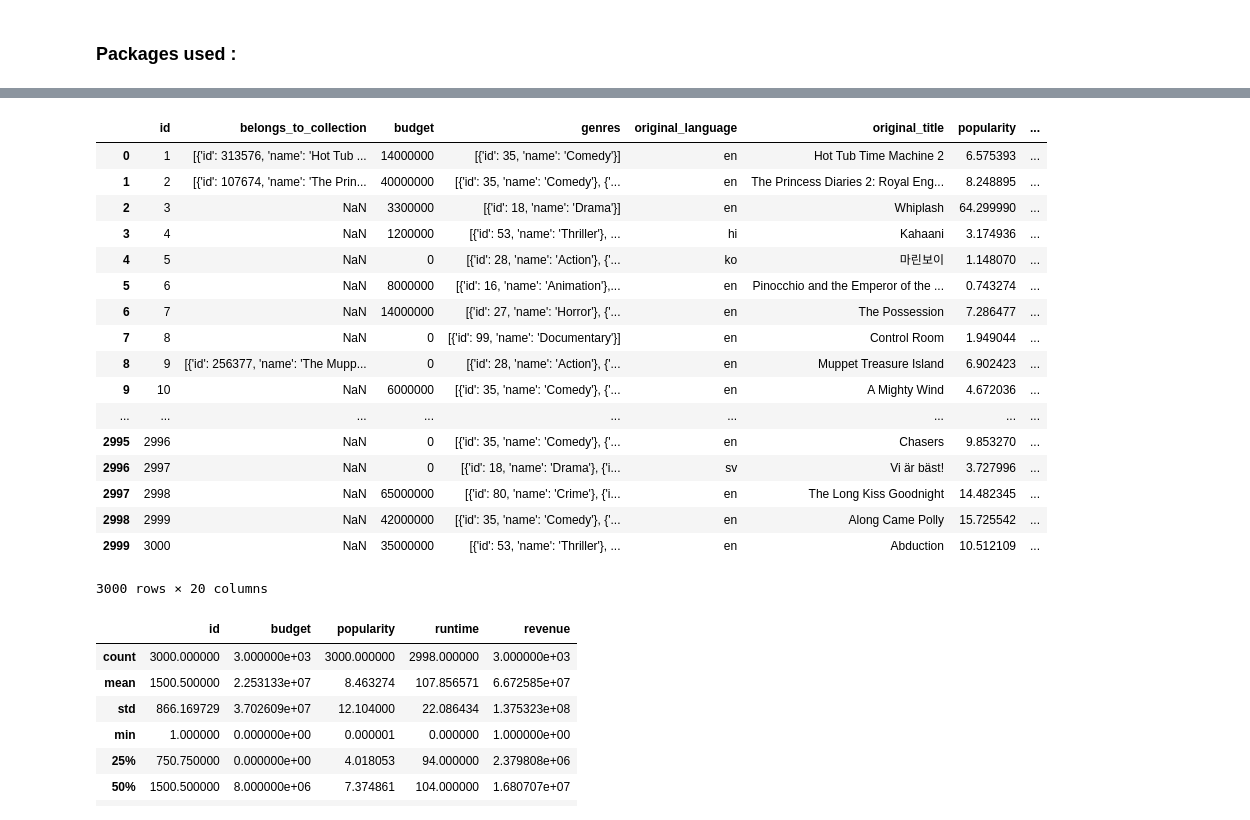
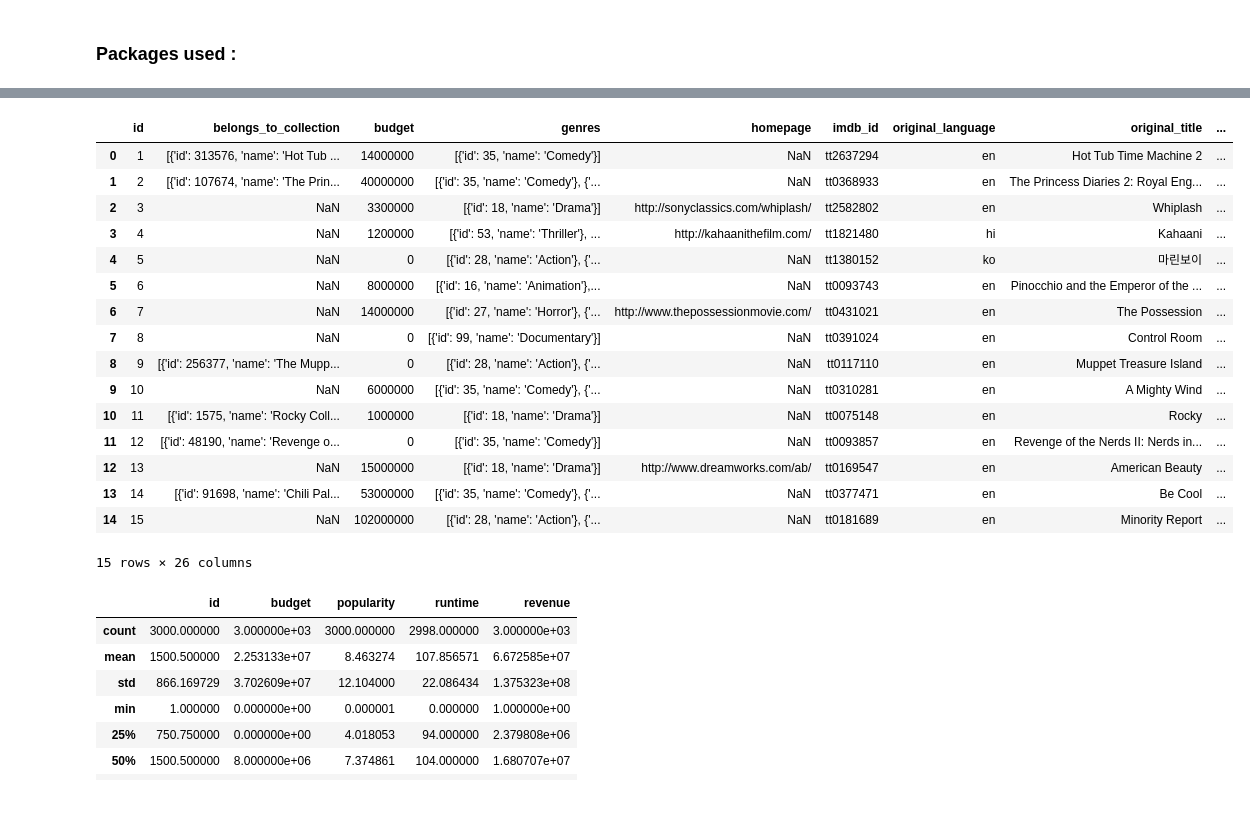
Before and after one commit to vnagapudi/W207-TMDB-Kaggle-Project, a Jupyter notebook: project_final_draft.ipynb, the cells around one changed output, grey strips where cells are left out. Drawn from its saved outputs; the diff is of its cells as text; code cells hidden in the pictures.

```diff
--- a/project_final_draft.ipynb
+++ b/project_final_draft.ipynb
@@ -120,24 +151,23 @@ memory usage: 539.1+ KB
 # %%
-train.head()
+train.head(15)
 # %% [output]
-|  | id | belongs_to_collection | budget | genres | original_language | original_title | popularity | ... |
-| 0 | 1 | [{'id': 313576, 'name': 'Hot Tub ... | 14000000 | [{'id': 35, 'name': 'Comedy'}] | en | Hot Tub Time Machine 2 | 6.575393 | ... |
-| 1 | 2 | [{'id': 107674, 'name': 'The Prin... | 40000000 | [{'id': 35, 'name': 'Comedy'}, {'... | en | The Princess Diaries 2: Royal Eng... | 8.248895 | ... |
-| 2 | 3 | NaN | 3300000 | [{'id': 18, 'name': 'Drama'}] | en | Whiplash | 64.299990 | ... |
-| 3 | 4 | NaN | 1200000 | [{'id': 53, 'name': 'Thriller'}, ... | hi | Kahaani | 3.174936 | ... |
-| 4 | 5 | NaN | 0 | [{'id': 28, 'name': 'Action'}, {'... | ko | 마린보이 | 1.148070 | ... |
-| 5 | 6 | NaN | 8000000 | [{'id': 16, 'name': 'Animation'},... | en | Pinocchio and the Emperor of the ... | 0.743274 | ... |
-| 6 | 7 | NaN | 14000000 | [{'id': 27, 'name': 'Horror'}, {'... | en | The Possession | 7.286477 | ... |
-| 7 | 8 | NaN | 0 | [{'id': 99, 'name': 'Documentary'}] | en | Control Room | 1.949044 | ... |
-| 8 | 9 | [{'id': 256377, 'name': 'The Mupp... | 0 | [{'id': 28, 'name': 'Action'}, {'... | en | Muppet Treasure Island | 6.902423 | ... |
-| 9 | 10 | NaN | 6000000 | [{'id': 35, 'name': 'Comedy'}, {'... | en | A Mighty Wind | 4.672036 | ... |
-| ... | ... | ... | ... | ... | ... | ... | ... | ... |
-| 2995 | 2996 | NaN | 0 | [{'id': 35, 'name': 'Comedy'}, {'... | en | Chasers | 9.853270 | ... |
-| 2996 | 2997 | NaN | 0 | [{'id': 18, 'name': 'Drama'}, {'i... | sv | Vi är bäst! | 3.727996 | ... |
-| 2997 | 2998 | NaN | 65000000 | [{'id': 80, 'name': 'Crime'}, {'i... | en | The Long Kiss Goodnight | 14.482345 | ... |
-| 2998 | 2999 | NaN | 42000000 | [{'id': 35, 'name': 'Comedy'}, {'... | en | Along Came Polly | 15.725542 | ... |
-| 2999 | 3000 | NaN | 35000000 | [{'id': 53, 'name': 'Thriller'}, ... | en | Abduction | 10.512109 | ... |
+|  | id | belongs_to_collection | budget | genres | homepage | imdb_id | original_language | original_title | ... |
+| 0 | 1 | [{'id': 313576, 'name': 'Hot Tub ... | 14000000 | [{'id': 35, 'name': 'Comedy'}] | NaN | tt2637294 | en | Hot Tub Time Machine 2 | ... |
+| 1 | 2 | [{'id': 107674, 'name': 'The Prin... | 40000000 | [{'id': 35, 'name': 'Comedy'}, {'... | NaN | tt0368933 | en | The Princess Diaries 2: Royal Eng... | ... |
+| 2 | 3 | NaN | 3300000 | [{'id': 18, 'name': 'Drama'}] | http://sonyclassics.com/whiplash/ | tt2582802 | en | Whiplash | ... |
+| 3 | 4 | NaN | 1200000 | [{'id': 53, 'name': 'Thriller'}, ... | http://kahaanithefilm.com/ | tt1821480 | hi | Kahaani | ... |
+| 4 | 5 | NaN | 0 | [{'id': 28, 'name': 'Action'}, {'... | NaN | tt1380152 | ko | 마린보이 | ... |
+| 5 | 6 | NaN | 8000000 | [{'id': 16, 'name': 'Animation'},... | NaN | tt0093743 | en | Pinocchio and the Emperor of the ... | ... |
+| 6 | 7 | NaN | 14000000 | [{'id': 27, 'name': 'Horror'}, {'... | http://www.thepossessionmovie.com/ | tt0431021 | en | The Possession | ... |
+| 7 | 8 | NaN | 0 | [{'id': 99, 'name': 'Documentary'}] | NaN | tt0391024 | en | Control Room | ... |
+| 8 | 9 | [{'id': 256377, 'name': 'The Mupp... | 0 | [{'id': 28, 'name': 'Action'}, {'... | NaN | tt0117110 | en | Muppet Treasure Island | ... |
+| 9 | 10 | NaN | 6000000 | [{'id': 35, 'name': 'Comedy'}, {'... | NaN | tt0310281 | en | A Mighty Wind | ... |
+| 10 | 11 | [{'id': 1575, 'name': 'Rocky Coll... | 1000000 | [{'id': 18, 'name': 'Drama'}] | NaN | tt0075148 | en | Rocky | ... |
+| 11 | 12 | [{'id': 48190, 'name': 'Revenge o... | 0 | [{'id': 35, 'name': 'Comedy'}] | NaN | tt0093857 | en | Revenge of the Nerds II: Nerds in... | ... |
+| 12 | 13 | NaN | 15000000 | [{'id': 18, 'name': 'Drama'}] | http://www.dreamworks.com/ab/ | tt0169547 | en | American Beauty | ... |
+| 13 | 14 | [{'id': 91698, 'name': 'Chili Pal... | 53000000 | [{'id': 35, 'name': 'Comedy'}, {'... | NaN | tt0377471 | en | Be Cool | ... |
+| 14 | 15 | NaN | 102000000 | [{'id': 28, 'name': 'Action'}, {'... | NaN | tt0181689 | en | Minority Report | ... |
-3000 rows × 20 columns
+15 rows × 26 columns
 # %%
 train.describe()
 # %% [output]
```
Also changed, not shown: parts of 24 cells of this notebook.
